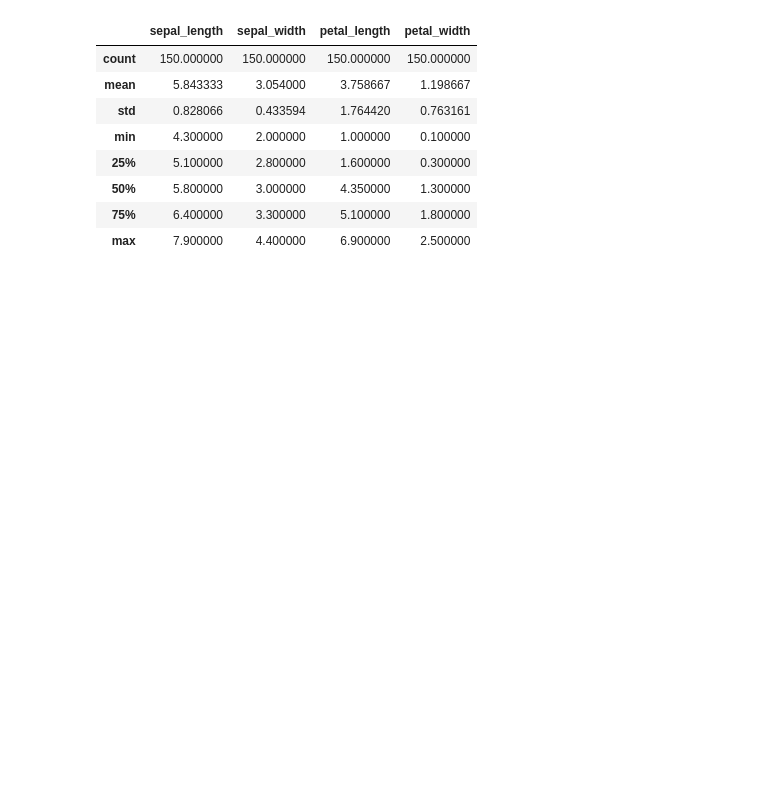
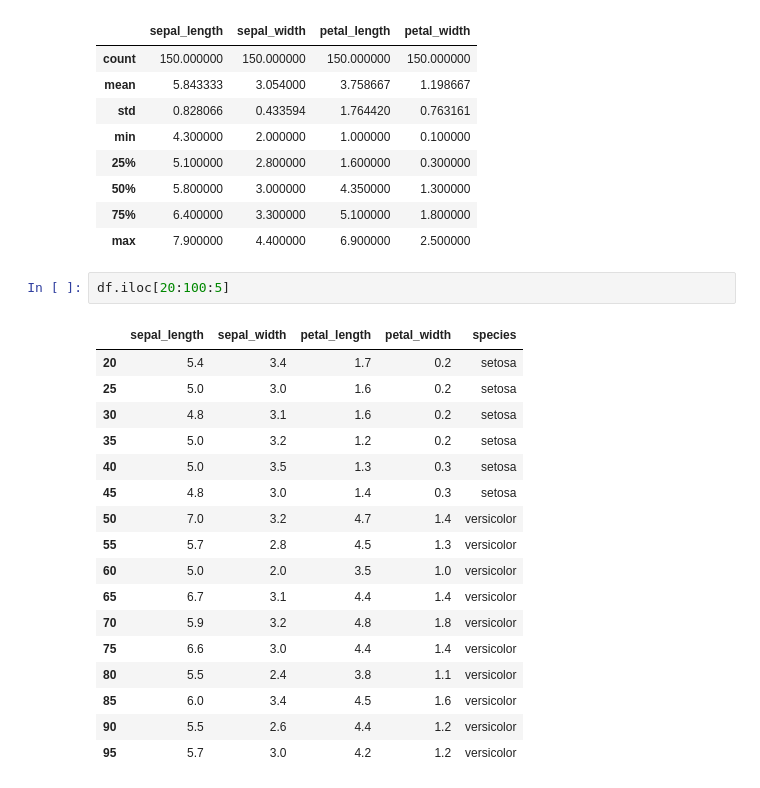
Before and after one commit to IvanMcGann/emergingTechAssignments, a Jupyter notebook: iris-dataset.ipynb, the cells around one changed output. Cells and saved outputs as stored; diff of their text form; blank space fills up the shorter version.

```diff
--- a/iris-dataset.ipynb
+++ b/iris-dataset.ipynb
@@ -201,3 +201,23 @@ df.describe()
 | 50% | 5.800000 | 3.000000 | 4.350000 | 1.300000 |
 | 75% | 6.400000 | 3.300000 | 5.100000 | 1.800000 |
 | max | 7.900000 | 4.400000 | 6.900000 | 2.500000 |
+# %%
+df.iloc[20:100:5]
+# %% [output]
+|  | sepal_length | sepal_width | petal_length | petal_width | species |
+| 20 | 5.4 | 3.4 | 1.7 | 0.2 | setosa |
+| 25 | 5.0 | 3.0 | 1.6 | 0.2 | setosa |
+| 30 | 4.8 | 3.1 | 1.6 | 0.2 | setosa |
+| 35 | 5.0 | 3.2 | 1.2 | 0.2 | setosa |
+| 40 | 5.0 | 3.5 | 1.3 | 0.3 | setosa |
+| 45 | 4.8 | 3.0 | 1.4 | 0.3 | setosa |
+| 50 | 7.0 | 3.2 | 4.7 | 1.4 | versicolor |
+| 55 | 5.7 | 2.8 | 4.5 | 1.3 | versicolor |
+| 60 | 5.0 | 2.0 | 3.5 | 1.0 | versicolor |
+| 65 | 6.7 | 3.1 | 4.4 | 1.4 | versicolor |
+| 70 | 5.9 | 3.2 | 4.8 | 1.8 | versicolor |
+| 75 | 6.6 | 3.0 | 4.4 | 1.4 | versicolor |
+| 80 | 5.5 | 2.4 | 3.8 | 1.1 | versicolor |
+| 85 | 6.0 | 3.4 | 4.5 | 1.6 | versicolor |
+| 90 | 5.5 | 2.6 | 4.4 | 1.2 | versicolor |
+| 95 | 5.7 | 3.0 | 4.2 | 1.2 | versicolor |
```
Also changed, not shown: parts of 5 cells of this notebook, 1 other file.
